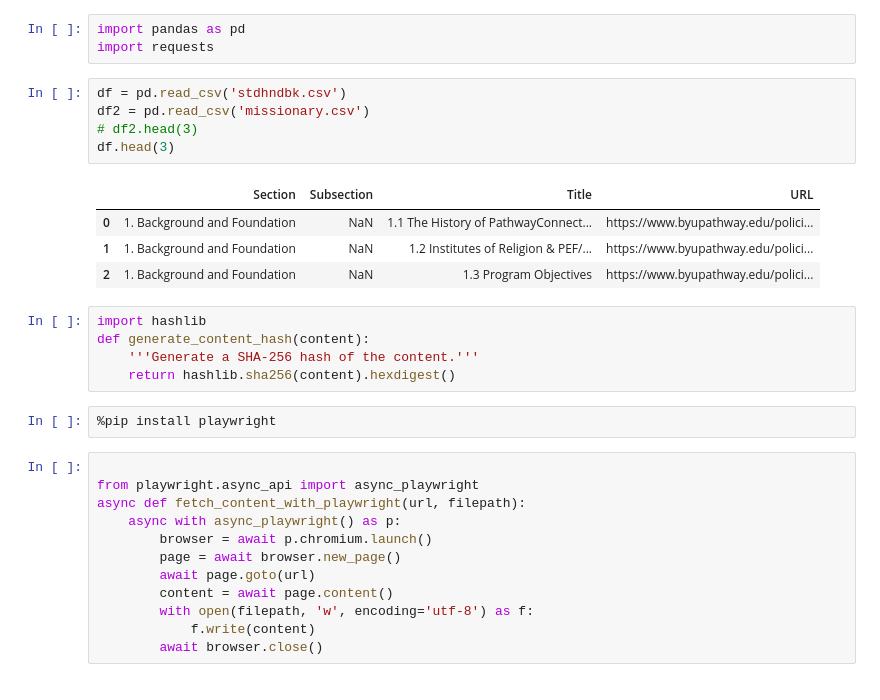
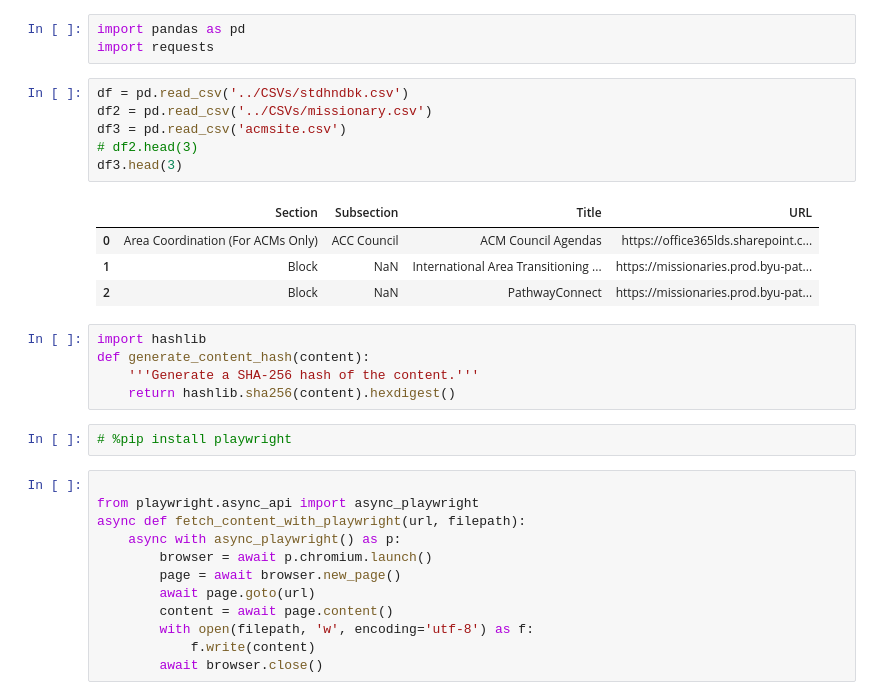
Before and after one commit to DallanQ/pathway-indexer, a Jupyter notebook: notebooks/crawl_urls.ipynb, the cells around one changed output. Saved outputs shown, nothing was run; the diff lists cells and outputs as text.

```diff
--- a/notebooks/crawl_urls.ipynb
+++ b/notebooks/crawl_urls.ipynb
@@ -4,22 +4,23 @@
 import pandas as pd
 import requests
 # %%
-df = pd.read_csv('stdhndbk.csv')
-df2 = pd.read_csv('missionary.csv')
+df = pd.read_csv('../CSVs/stdhndbk.csv')
+df2 = pd.read_csv('../CSVs/missionary.csv')
+df3 = pd.read_csv('acmsite.csv')
 # df2.head(3)
-df.head(3)
+df3.head(3)
 # %% [output]
 |  | Section | Subsection | Title | URL |
-| 0 | 1. Background and Foundation | NaN | 1.1 The History of PathwayConnect... | https://www.byupathway.edu/polici... |
-| 1 | 1. Background and Foundation | NaN | 1.2 Institutes of Religion & PEF/... | https://www.byupathway.edu/polici... |
-| 2 | 1. Background and Foundation | NaN | 1.3 Program Objectives | https://www.byupathway.edu/polici... |
+| 0 | Area Coordination (For ACMs Only) | ACC Council | ACM Council Agendas | https://office365lds.sharepoint.c... |
+| 1 | Block | NaN | International Area Transitioning ... | https://missionaries.prod.byu-pat... |
+| 2 | Block | NaN | PathwayConnect | https://missionaries.prod.byu-pat... |
 # %%
 import hashlib
 def generate_content_hash(content):
     '''Generate a SHA-256 hash of the content.'''
     return hashlib.sha256(content).hexdigest()
 # %%
-%pip install playwright
+# %pip install playwright
 # %%
 
 from playwright.async_api import async_playwright
```
Also changed, not shown: parts of 5 cells of this notebook, 6 other files.
